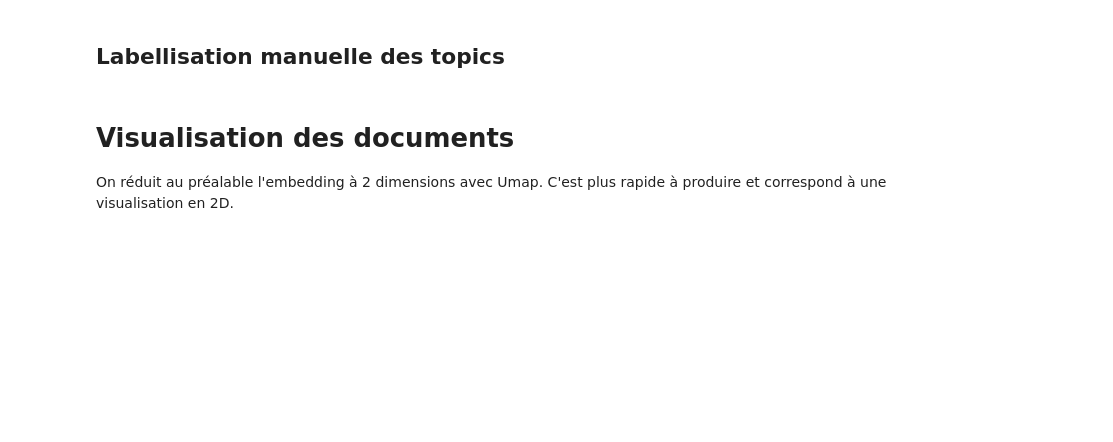
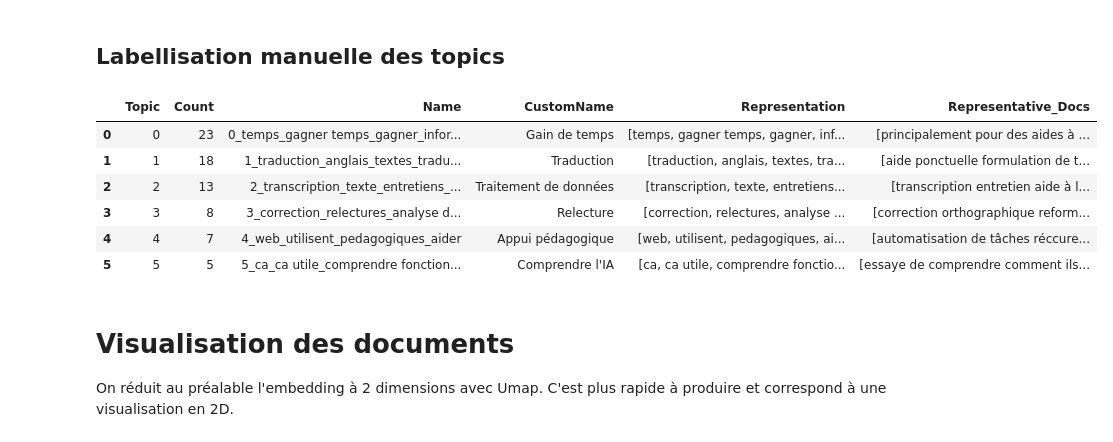
Before and after one commit to luneauaymeric/enquete_SO_p8, a Jupyter notebook: script_traitement/topic_modeling.ipynb, the cells around one changed output. Saved outputs shown, nothing was run; the diff lists cells and outputs as text; code cells hidden in the pictures; blank space fills up the shorter version.

```diff
--- a/script_traitement/topic_modeling.ipynb
+++ b/script_traitement/topic_modeling.ipynb
@@ -169,11 +188,20 @@ df_ia["clean_text"] = df_ia.apply(lambda row: re.sub(r"\/", " ", str(row.clean_t
 df_ia["clean_text"] = df_ia.apply(lambda row: re.sub(r"\(|\)", "", str(row.clean_text)), 1) #replace "/" by " "
 df_ia["clean_text"] = df_ia.apply(lambda row: re.sub(r"\+", ".", str(row.clean_text)), 1) #replace "/" by " "
 df_ia["clean_text"] = df_ia.apply(lambda row: re.sub(r"œ", "oe", str(row.clean_text)), 1) #replace "/" by " "
+df_ia["clean_text"] = df_ia.apply(lambda row: re.sub(r"ganer", "gagner", str(row.clean_text)), 1) #replace "/" by " "
+df_ia["clean_text"] = df_ia.apply(lambda row: re.sub(r"noscibe", "noscribe", str(row.clean_text)), 1) #replace "/" by " "
 df_ia["split_text"] = df_ia.clean_text.str.split(".")
 
 ######### Explode
 
 df_ia1 = df_ia.explode("split_text")
 df_ia1 = df_ia1.loc[df_ia1.split_text.str.len()>2]
+
+df_ia1["split_text"] = df_ia1.split_text.str.split(";")
+
+######### Explode
+
+df_ia1 = df_ia1.explode("split_text")
+df_ia1 = df_ia1.loc[df_ia1.split_text.str.len()>2]
 df_ia1["split_text"] = df_ia1.apply(lambda row: " ".join(re.sub("[^'a-zA-Zàâäéèêëïîôöùûüÿçß]+", " ", row.split_text).split()), 1) #remove hashtag, arobase, HTML character
 df_ia1["tokens"] = df_ia1.apply(lambda row: row.split_text.split(),1)
@@ -182,2 +208,6 @@ NameError: name 'df_ia' is not defined
+# %%
+for x in df_ia1.split_text:
+    if ";" in x:
+        print(x)
 # %%
 df_ia1["len_txt"] = df_ia1.tokens.str.len()
@@ -368,8 +483,19 @@ topic_model.visualize_hierarchy(hierarchical_topics=hierarchical_topics)
 # %% [markdown]
 ## Labellisation manuelle des topics
 # %%
-topic_model.set_topic_labels({0:"Traduction", 1:"Comprendre l'IA", 2:"Relecture", 3:"Gain de temps", 4:"Traitement de données", 5:"Retranscription"})
+#topic_model.set_topic_labels({0:"Traduction", 1:"Aide à la recherche", 2:"Traitement de données", 3:"Relecture", 4:"Tâches annexes", 5:"Appui pédagogique",
+#                              6:"Comprendre l'IA"})
+topic_model.set_topic_labels({0:"Gain de temps", 1:"Traduction", 2:"Traitement de données", 3:"Relecture", 4:"Appui pédagogique",
+                              5:"Comprendre l'IA"})
 topic_model.get_topic_info()
+# %% [output]
+|  | Topic | Count | Name | CustomName | Representation | Representative_Docs |
+| 0 | 0 | 23 | 0_temps_gagner temps_gagner_infor... | Gain de temps | [temps, gagner temps, gagner, inf... | [principalement pour des aides à ... |
+| 1 | 1 | 18 | 1_traduction_anglais_textes_tradu... | Traduction | [traduction, anglais, textes, tra... | [aide ponctuelle formulation de t... |
+| 2 | 2 | 13 | 2_transcription_texte_entretiens_... | Traitement de données | [transcription, texte, entretiens... | [transcription entretien aide à l... |
+| 3 | 3 | 8 | 3_correction_relectures_analyse d... | Relecture | [correction, relectures, analyse ... | [correction orthographique reform... |
+| 4 | 4 | 7 | 4_web_utilisent_pedagogiques_aider | Appui pédagogique | [web, utilisent, pedagogiques, ai... | [automatisation de tâches réccure... |
+| 5 | 5 | 5 | 5_ca_ca utile_comprendre fonction... | Comprendre l'IA | [ca, ca utile, comprendre fonctio... | [essaye de comprendre comment ils... |
 # %% [markdown]
 # Visualisation des documents
 On réduit au préalable l'embedding à 2 dimensions avec Umap. C'est plus rapide à produire et correspond à une visualisation en 2D.
```
Also changed, not shown: parts of 34 cells of this notebook, 2 other files.
